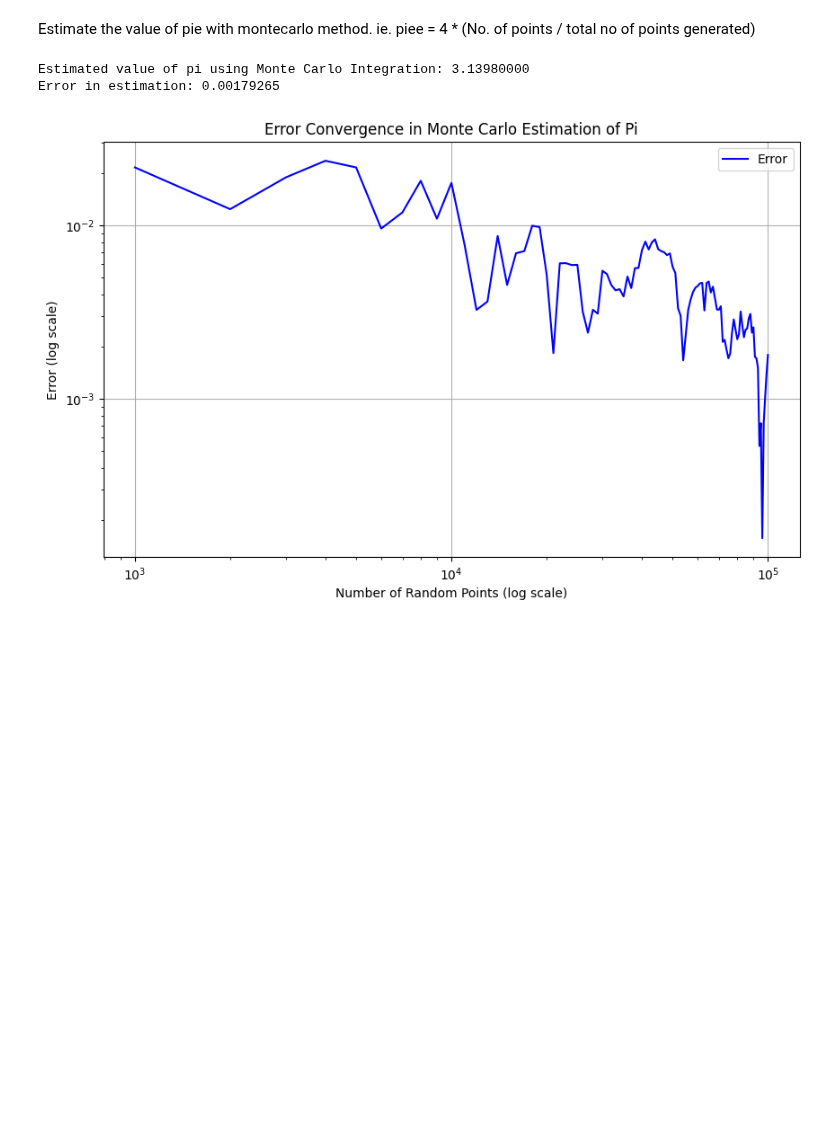
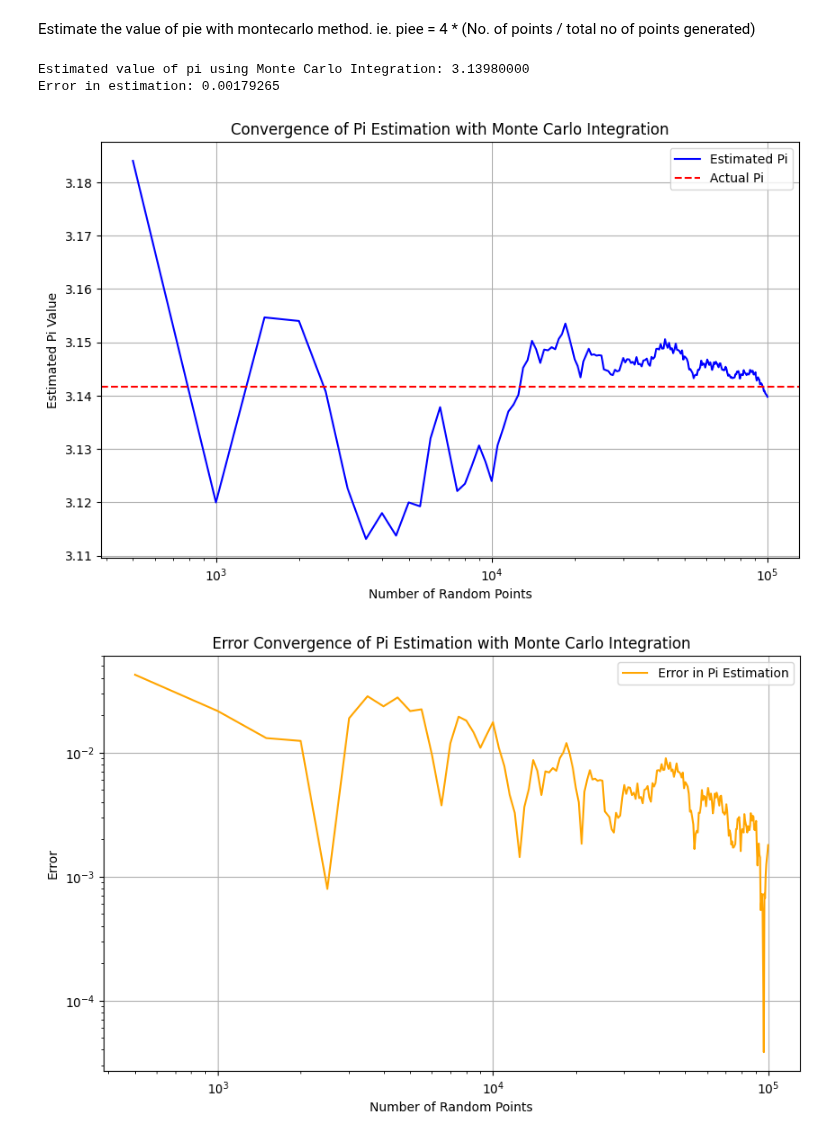
Before and after one commit to tilakpoudel/mds, a Jupyter notebook: mds3/monte-carlo-methods/practice-code/estimate-pie.ipynb, the cells around one changed output. Drawn from its saved outputs; the diff is of its cells as text; code cells hidden in the pictures; blank space fills up the shorter version.

Commit message:
feat: montecarlo, estimate pie and plot error

```diff
--- a/mds3/monte-carlo-methods/practice-code/estimate-pie.ipynb
+++ b/mds3/monte-carlo-methods/practice-code/estimate-pie.ipynb
@@ -16,17 +16,21 @@ def built_in_rng(seed, n):
 def count_points_inside_circle(x, y):
     return np.sum(x**2 + y**2 <= 1)
 
+# Estimate the value of pi using Monte Carlo Integration
+def estimate_pi(x, y):
+    number_of_points_inside_circle = count_points_inside_circle(x, y)
+    total_number_of_points = len(x)
+
+    return (number_of_points_inside_circle / total_number_of_points) * 4
+
 # Generate random numbers for x using built-in RNG
 total_number_of_random_numbers = 100000
 seed = 58942115
 x = built_in_rng(seed=seed, n=total_number_of_random_numbers)
 y = built_in_rng(seed=seed+1, n=total_number_of_random_numbers)
 
-#  calculate the number of points inside the unit circle
-number_of_points_inside_circle = count_points_inside_circle(x, y)
-
 # Estimate the value of pi
-pi_estimate = (number_of_points_inside_circle / total_number_of_random_numbers) * 4
+pi_estimate = estimate_pi(x, y)
 print(f"Estimated value of pi using Monte Carlo Integration: {pi_estimate:.8f}")
 
 # Estimate the error
@@ -34,40 +38,58 @@ error = abs(np.pi - pi_estimate)
 print(f"Error in estimation: {error:.8f}")
 
 # Plot the error convergence with the value of number of random points
-points = np.arange(1000, total_number_of_random_numbers + 1, 1000)
+points = np.arange(500, total_number_of_random_numbers + 1, 500)
+# print(points)
 errors = []
+pi_estimates = []
 
 for n in points:
     x_n = built_in_rng(seed=seed, n=n)
     y_n = built_in_rng(seed=seed+1, n=n)
     count_inside_circle = count_points_inside_circle(x_n, y_n)
     pi_n = (count_inside_circle / n) * 4
     errors.append(abs(np.pi - pi_n))
+    pi_estimates.append(pi_n)
+
+# Plot the value of pi estimation convergence with the value of number of random points
 plt.figure(figsize=(10, 6))
-plt.plot(points, errors, label='Error', color='blue')
+plt.plot(points, pi_estimates, label='Estimated Pi', color='blue')
+plt.axhline(y=np.pi, color='red', linestyle='--', label='Actual Pi')
+plt.xscale('log')
+plt.xlabel('Number of Random Points')
+plt.ylabel('Estimated Pi Value')
+plt.title('Convergence of Pi Estimation with Monte Carlo Integration')
+plt.legend()
+plt.grid(True)
+plt.show()
+
+# Plot the error convergence with the value of number of random points
+plt.figure(figsize=(10, 6))
+plt.plot(points, errors, label='Error in Pi Estimation', color='orange')
 plt.xscale('log')
 plt.yscale('log')
-plt.xlabel('Number of Random Points (log scale)')
-plt.ylabel('Error (log scale)')
-plt.title('Error Convergence in Monte Carlo Estimation of Pi')
+plt.xlabel('Number of Random Points')
+plt.ylabel('Error')
+plt.title('Error Convergence of Pi Estimation with Monte Carlo Integration')
 plt.legend()
 plt.grid(True)
 plt.show()
 
 #  Plot the points and the unit circle
 # plt.figure(figsize=(6,6))
 # plt.scatter(x, y, s=1, color='blue', label='Random Points')
 # circle = plt.Circle((0, 0), 1, color='red', fill=False, label='Unit Circle')
 # plt.gca().add_artist(circle)
 # plt.xlim(0, 1)
 # plt.ylim(0, 1)
 # plt.gca().set_aspect('equal', adjustable='box')
 # plt.title('Monte Carlo Integration for Pi Estimation')
 # plt.xlabel('x')
 # plt.ylabel('y')
 # plt.legend()
 # plt.show()
 # %% [output]
 Estimated value of pi using Monte Carlo Integration: 3.13980000
 Error in estimation: 0.00179265
-[figure, old version]
+[figure, new version]
+[figure, added]
```
Also changed, not shown: parts of 2 cells of this notebook, 1 other file.
